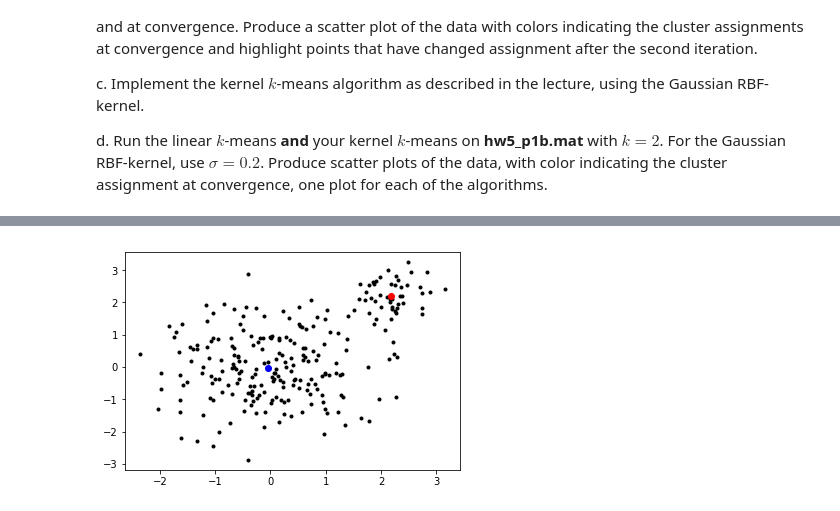
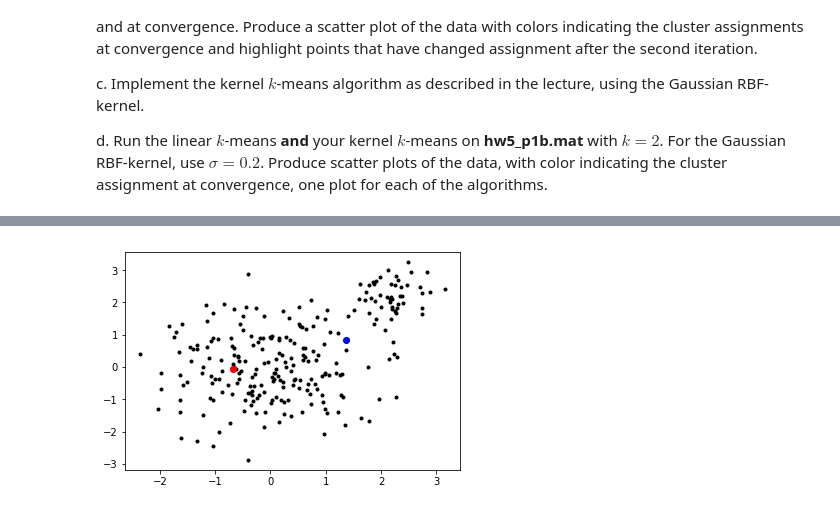
Before and after one commit to znittzel/ml_rh, a Jupyter notebook: hw5.ipynb, the cells around one changed output, grey strips where cells are left out. Saved outputs shown, nothing was run; the diff lists cells and outputs as text; code cells hidden in the pictures.

```diff
--- a/hw5.ipynb
+++ b/hw5.ipynb
@@ -48,34 +48,50 @@ X = mat['X']
 # Assume 2 clusters, K = 2
 K = 2
 
-# Define a run_again var to determine if we're done or not and init to True
-z = {
-    1: {},
-    2: {}
-}
+# Define z as the centriods for which the points are assigned to
+z = {}
+for i in range(0,K):
+    z[i] = {}
+
+# Define mu as the centroids
+mu = []
+
+# Guess their centroids (qualified guess :)
+for i in range(0,K):
+    mu.append([np.random.uniform(-2,2),np.random.uniform(-2,2)])
+
 # Run until the mu's are not changed anymore
 while True:
 
-    # Guess their centroids (qualified guess :)
-    mu_1 = [3,3]
-    mu_2 = [0,0]
-
-    # Create a dictionary for z_nk, where k = {1,2} and n are the points
+    # Create a deep copy of z to compare with if z has changed
     z_n = copy.deepcopy(z)
 
     # Calculate the distance from every point to mu_1 and mu_2
     for i in range(0, len(X)):
         p = X[i]
-        mu_1_dist = np.linalg.norm(p-mu_1)
-        mu_2_dist = np.linalg.norm(p-mu_2)
 
-        # Assign the closest distance to its corresponding mu
-        if mu_1_dist < mu_2_dist:
-            z[1][i] = 1
-            z[2][i] = 0
-        else:
-            z[1][i] = 0
-            z[2][i] = 1
+        # Define a m_short to indicate which mu that had shortest distance to point p
+        mu_short = {
+           "dis": 99,
+           "index": -1
+        }
+
+        # Calculate which mu has shortest distance
+        for m_i in range(0,len(mu)):
+            dis = np.linalg.norm(p-mu[m_i])
+            if dis < mu_short["dis"]:
+                mu_short["dis"] = dis
+                mu_short["index"] = m_i
+
+        # Assign the point to the closest mu
+        z[mu_short["index"]][i] = 1
+
+        ## This is dumb but easy a fix.
+        # Assign 0 to every other mu for this point
+        for k in range(0,K):
+            if not (mu_short["index"] == k):
+                z[k][i] = 0
+
 
     def new_mu(z,k,x):
         numerator = np.zeros(2)
@@ -86,21 +102,18 @@ while True:
         for j in range(0,len(z[k])):
             d += z[k][j]
 
-        print(d)
+        return numerator / d
 
-        return numerator / d
-    print("d")
-    # Calculate new mu
-    mu_1 = new_mu(z,1,X)
-    mu_2 = new_mu(z,2,X)
+    # Calculate new mu's
+    for k in range(0,K):
+        mu[k] = new_mu(z,k,X)
 
     # Check if mu is different
     if np.array_equal(z, z_n):
         break
 
 # At this point, the mu's are optimal
-print(mu_1)
-print(mu_2)
+print(mu)
 
 #colors = []
 #for i in range(0, len(x_co)):
@@ -109,8 +122,13 @@ print(mu_2)
 #    else:
 #       colors.append("b")
 
+# Plot points
 plt.plot(X[:,0],X[:,1],'k.')
-plt.plot(mu_1[0],mu_1[1],'ro')
-plt.plot(mu_2[0],mu_2[1],'bo')
+
+# Plot the mu's
+plt.plot(mu[0][0],mu[0][1],'ro')
+plt.plot(mu[1][0],mu[1][1],'bo')
+
+# Show
 plt.show()
 # %% [output]
@@ -125 +169 @@ d
-[figure, old version]
+[figure, new version]
```
Also changed, not shown: parts of 1 cell of this notebook.
